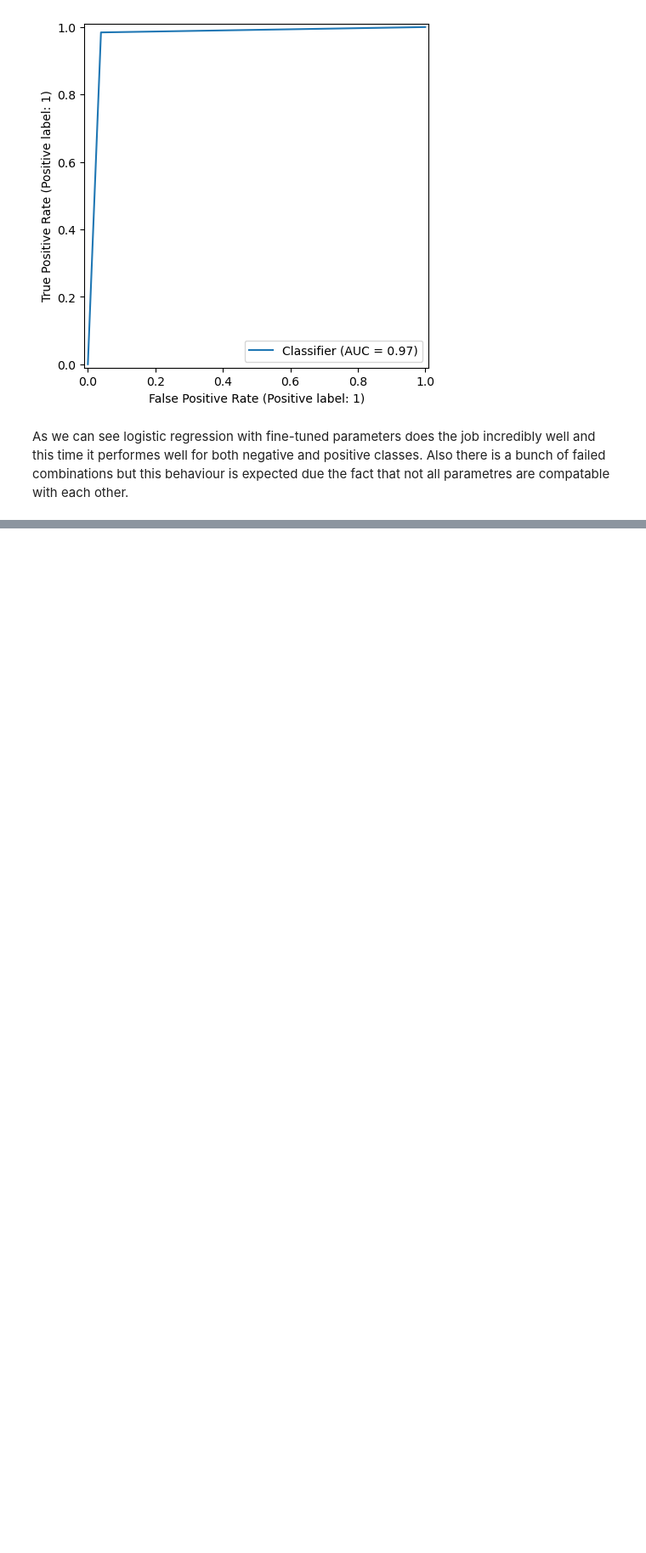
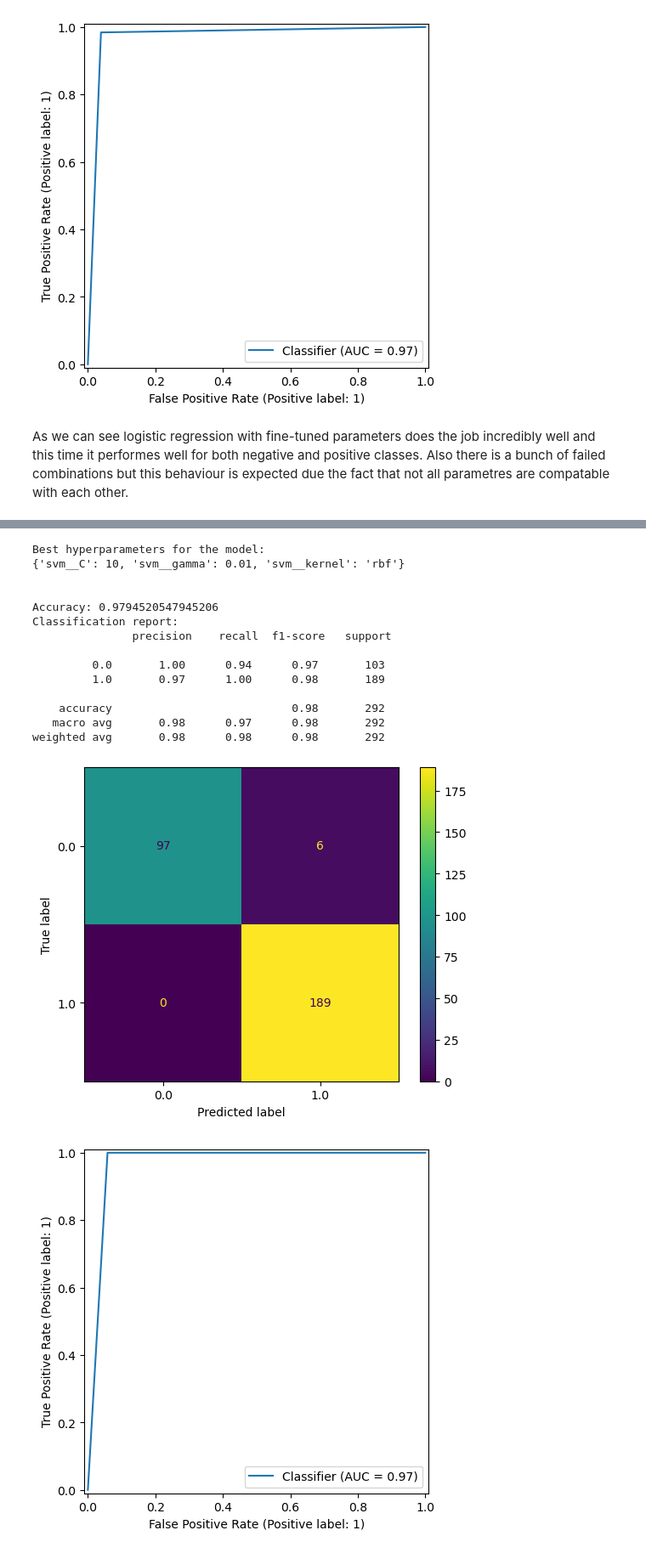
Before and after one commit to Bladwark/FitGym_ML, a Jupyter notebook: FitGym.ipynb, the cells around one changed output, grey strips where cells are left out. Shown at 85% size. Drawn from its saved outputs; the diff is of its cells as text; code cells hidden in the pictures; blank space fills up the shorter version.

```diff
--- a/FitGym.ipynb
+++ b/FitGym.ipynb
@@ -639,0 +796,14 @@ As we can see logistic regression with fine-tuned parameters does the job incred
+# %%
+svm = SVC(random_state=42)
+steps = [('scaler', StandardScaler()),
+         ('svm', svm)]
+pipeline = Pipeline(steps)
+
+param_grid = [
+  {'svm__C': [0.1, 1, 10, 100, 1000], 'svm__kernel': ['linear']},
+  {'svm__C': [0.1, 1, 10, 100, 1000], 'svm__gamma': [1, 0.1, 0.01, 0.001, 0.0001], 'svm__kernel': ['rbf']},
+ ]
+
+
+grid_search = GridSearchCV(pipeline, param_grid=param_grid)
+grid_search.fit(X_train, y_train)
@@ -639,0 +820,36 @@ As we can see logistic regression with fine-tuned parameters does the job incred
+# %%
+print(f'Best hyperparameters for the model:\n{grid_search.best_params_}')
+print('\n')
+
+y_pred = grid_search.predict(X_test)
+
+accuracy = accuracy_score(y_true=y_test,y_pred=y_pred)
+report = classification_report(y_true=y_test,y_pred=y_pred)
+print(f'Accuracy: {accuracy}')
+print('Classification report:\n',report)
+
+cfm = confusion_matrix(y_true=y_test,y_pred=y_pred,labels=grid_search.classes_)
+cfm_disp = ConfusionMatrixDisplay(confusion_matrix=cfm,
+                              display_labels=grid_search.classes_)
+cfm_disp.plot()
+
+RocCurveDisplay.from_predictions(y_true=y_test,y_pred=y_pred)
+plt.tight_layout()
+plt.show()
+# %% [output]
+Best hyperparameters for the model:
+{'svm__C': 10, 'svm__gamma': 0.01, 'svm__kernel': 'rbf'}
+
+
+Accuracy: 0.9794520547945206
+Classification report:
+               precision    recall  f1-score   support
+
+         0.0       1.00      0.94      0.97       103
+         1.0       0.97      1.00      0.98       189
+
+    accuracy                           0.98       292
+   macro avg       0.98      0.97      0.98       292
+weighted avg       0.98      0.98      0.98       292
+[figure, added]
+[figure, added]
```
Also changed, not shown: parts of 28 cells of this notebook.
